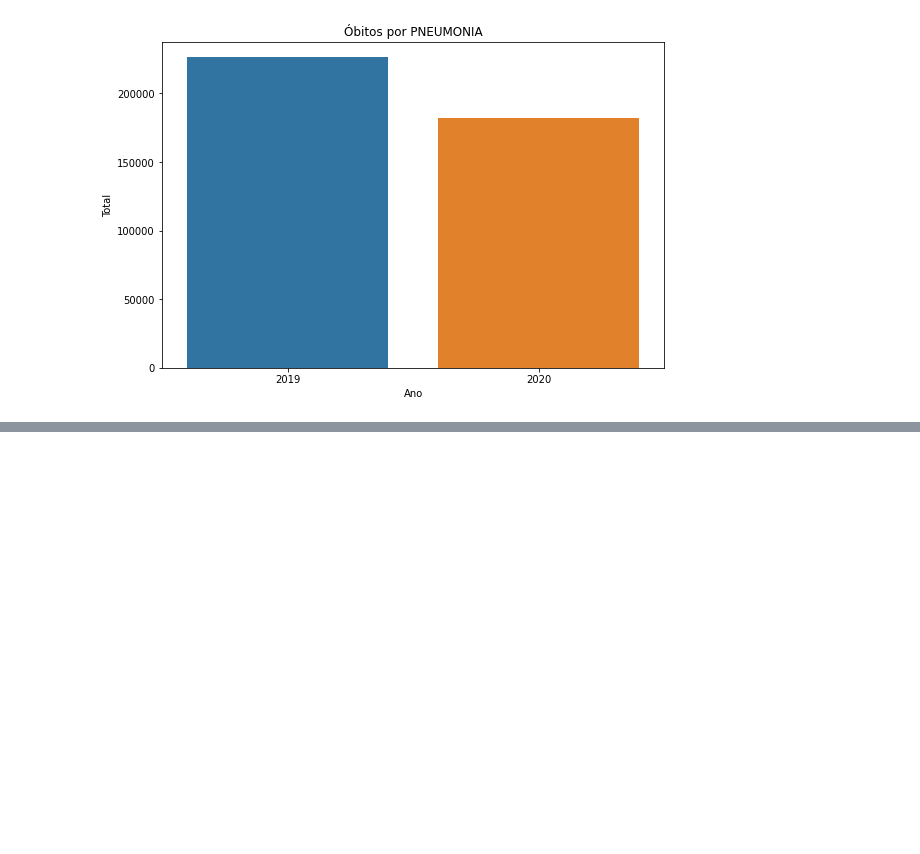
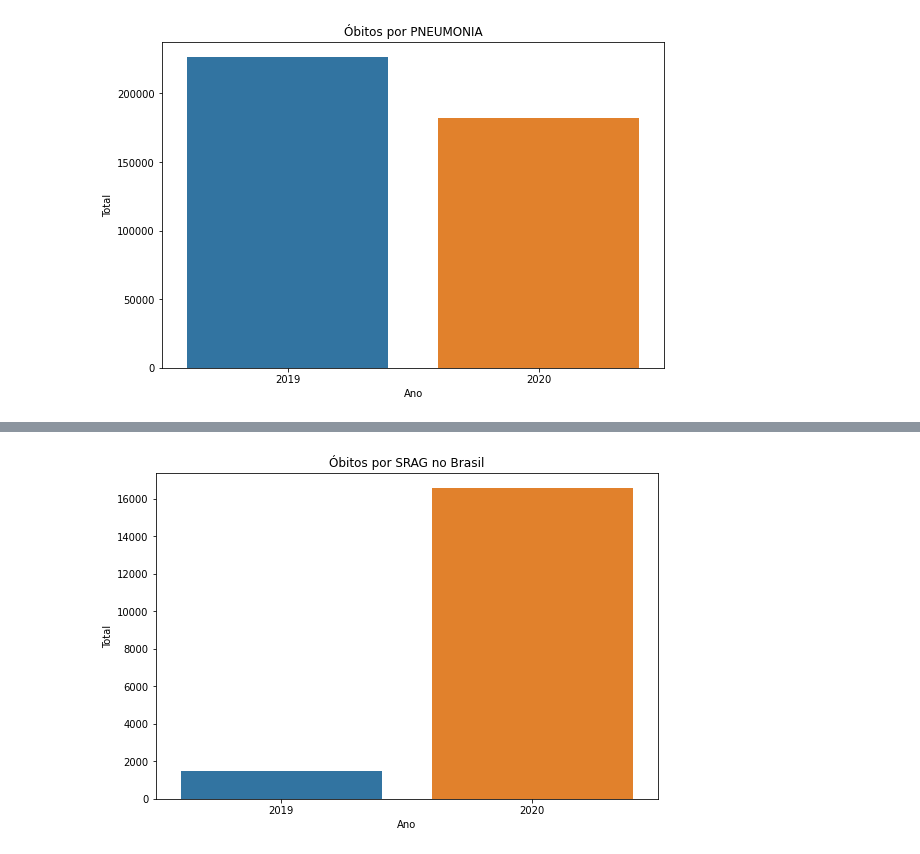
Before and after one commit to dudu1626/analise_covid_databootcamp, a Jupyter notebook: notebooks/analise_obitos_covid.ipynb, the cells around one changed output, grey strips where cells are left out. Cells and saved outputs as stored; diff of their text form; code cells hidden in the pictures; blank space fills up the shorter version.

```diff
--- a/notebooks/analise_obitos_covid.ipynb
+++ b/notebooks/analise_obitos_covid.ipynb
@@ -133,0 +183,4 @@ grafico_comparativo('PNEUMONIA')
+# %%
+grafico_comparativo('SRAG')
+# %% [output]
+[figure, added]
```
Also changed, not shown: parts of 7 cells of this notebook, 2 other files.
